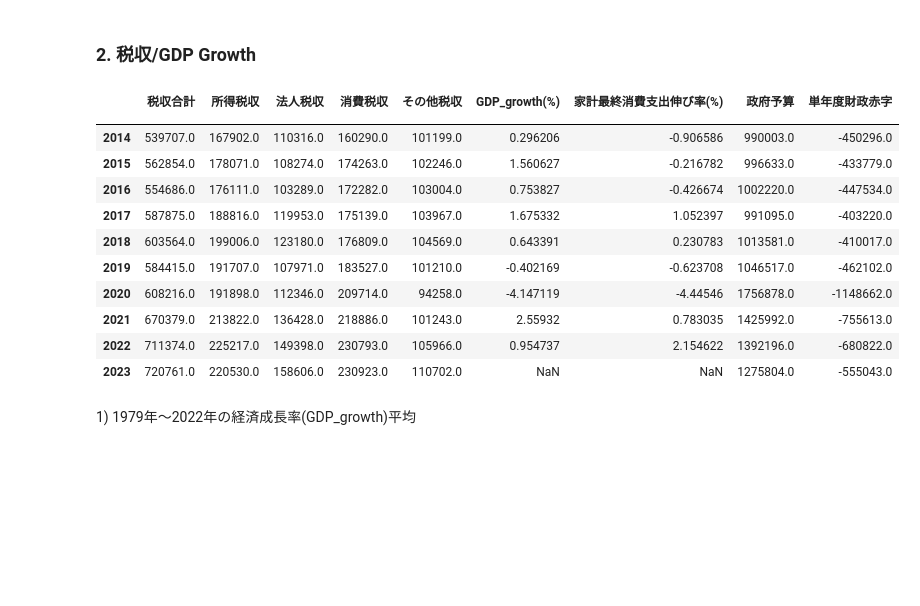
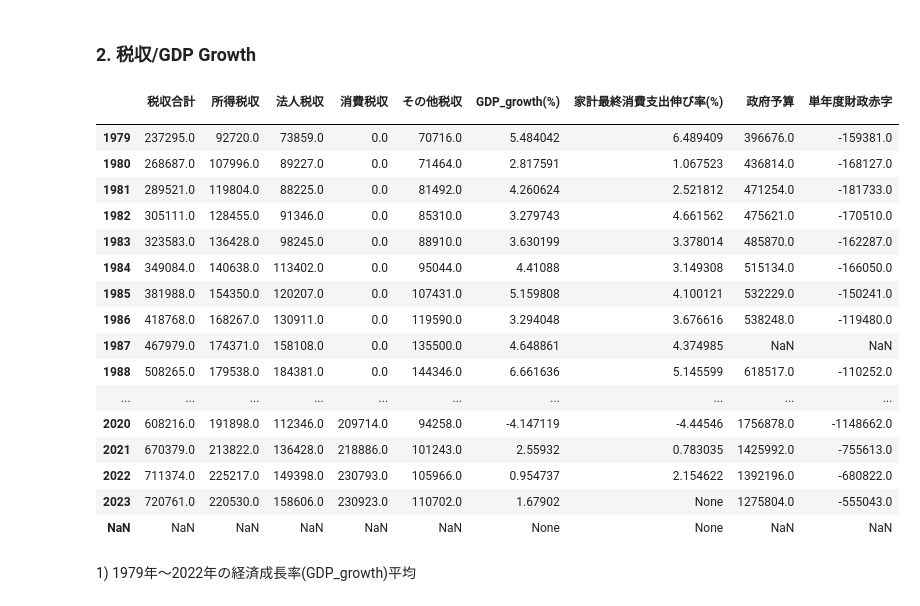
Before and after one commit to Pipikopimame/orbe_public2, a Jupyter notebook: 政府一般会計歳出.ipynb, the cells around one changed output. Saved outputs shown, nothing was run; the diff lists cells and outputs as text; code cells hidden in the pictures; blank space fills up the shorter version.

```diff
--- a/政府一般会計歳出.ipynb
+++ b/政府一般会計歳出.ipynb
@@ -70,21 +70,3 @@ See the caveats in the documentation: https://pandas.pydata.org/pandas-docs/stab
   budget.drop(columns=['大費目','費目'],inplace=True)
 # %% [markdown]
 <p>2) GDP Per Capita Growth(%)</p>
-# %%
-year = []
-for i in range(1979,2023):
-    year.append(i)
-df11 = df10.transpose()
-df11.loc['indicator_name',0]
-df11.drop(index=['country_name','indicator_name'],inplace=True)
-df12 = pd.DataFrame({'year':year,'GDP_per_capita_growth(%)':df11[0]})
-df12.reset_index(drop=True,inplace=True)
-df12['GDP_per_capita_growth(%)'].astype('float')
-new_value = []
-for item in df12['GDP_per_capita_growth(%)'].values:
-        new_value.append(round(item,2))
-df12['GDP_per_capita_growth(%)'] = new_value
-df12.set_index('year',inplace=True)
-fig,ax = plt.subplots(1,1,figsize=(15,6))
-df12.plot(ax=ax,kind='line',color='green')
-plt.show()
@@ -122,11 +102,11 @@ plt.show()
 <h3>2. 税収/GDP Growth</h3>
 # %%
 
-query_gdp = '''SELECT * FROM wdi WHERE indicator_code = 'NY.GDP.MKTP.KD.ZG' and country_code = 'JPN';'''
+query_gdp = '''SELECT * FROM wdi2 WHERE "Indicator Code" = 'NY.GDP.MKTP.KD.ZG' and "Country Code" = 'JPN';'''
 gdp = pd.read_sql(query_gdp,engine2)
 
 year = []
-for i in range(1960,2023):
+for i in range(1960,2025):
     year.append(i)
 year.insert(0,'country_name')
 year.insert(0,'country_code')
@@ -139,7 +119,7 @@ gdp2.rename(columns={0:'GDP_growth(%)'},inplace=True)
 gdp3 = gdp2.loc[1979:,['GDP_growth(%)']]
 
 ##家計最終消費支出
-query_comp = '''SELECT * FROM wdi WHERE indicator_code = 'NE.CON.PRVT.KD.ZG' and country_code = 'JPN';'''
+query_comp = '''SELECT * FROM wdi2 WHERE "Indicator Code" = 'NE.CON.PRVT.KD.ZG' and "Country Code" = 'JPN';'''
 cp = pd.read_sql(query_comp,engine2)
 year2 = []
 for i in range(1960,2023):
@@ -148,44 +128,50 @@ year2.insert(0,'country_name')
 year2.insert(0,'country_code')
 year2.insert(0,'indicator_name')
 year2.insert(0,'indicator_code')
 
 cp.columns = year
 cp2 = cp.transpose()
 cp2.rename(columns={0:'家計最終消費支出伸び率(%)'},inplace=True)
 cp3 = cp2.loc[1979:,['家計最終消費支出伸び率(%)']]
 cp3.reset_index(drop=True,inplace=True)
 
 ##税収
 query_tax = '''SELECT *, 一般会計税収-所得税収-法人税収-消費税収 AS その他税収 FROM revenue;'''
 tax_rev = pd.read_sql(query_tax,engine)
 #tax_rev.set_index('年度',inplace=True)
 ##税収,GDP成長率
 gdp3.reset_index(drop=True,inplace=True)
 comp = pd.concat([tax_rev,gdp3,cp3],axis=1)
 comp.set_index('年度',inplace=True)
 comp.iloc[-10:]
 comp.index.name = ''
 comp.columns
 comp['家計最終消費支出伸び率(%)']['1993':'2023'].mean()
 comp['GDP_growth(%)']['1993':'2023'].mean()
 #comp['政府予算'] = budget
 comp['政府予算'] = round(budget['合計']/100000)
 comp['単年度財政赤字']=comp['一般会計税収']-comp['政府予算']
 comp.rename(columns={'一般会計税収':'税収合計'},inplace=True)
-comp[-10:]
+comp
 # %% [output]
 |  | 税収合計 | 所得税収 | 法人税収 | 消費税収 | その他税収 | GDP_growth(%) | 家計最終消費支出伸び率(%) | 政府予算 | 単年度財政赤字 |
 |  |  |  |  |  |  |  |  |  |  |
-| 2014 | 539707.0 | 167902.0 | 110316.0 | 160290.0 | 101199.0 | 0.296206 | -0.906586 | 990003.0 | -450296.0 |
-| 2015 | 562854.0 | 178071.0 | 108274.0 | 174263.0 | 102246.0 | 1.560627 | -0.216782 | 996633.0 | -433779.0 |
-| 2016 | 554686.0 | 176111.0 | 103289.0 | 172282.0 | 103004.0 | 0.753827 | -0.426674 | 1002220.0 | -447534.0 |
-| 2017 | 587875.0 | 188816.0 | 119953.0 | 175139.0 | 103967.0 | 1.675332 | 1.052397 | 991095.0 | -403220.0 |
-| 2018 | 603564.0 | 199006.0 | 123180.0 | 176809.0 | 104569.0 | 0.643391 | 0.230783 | 1013581.0 | -410017.0 |
-| 2019 | 584415.0 | 191707.0 | 107971.0 | 183527.0 | 101210.0 | -0.402169 | -0.623708 | 1046517.0 | -462102.0 |
+| 1979 | 237295.0 | 92720.0 | 73859.0 | 0.0 | 70716.0 | 5.484042 | 6.489409 | 396676.0 | -159381.0 |
+| 1980 | 268687.0 | 107996.0 | 89227.0 | 0.0 | 71464.0 | 2.817591 | 1.067523 | 436814.0 | -168127.0 |
+| 1981 | 289521.0 | 119804.0 | 88225.0 | 0.0 | 81492.0 | 4.260624 | 2.521812 | 471254.0 | -181733.0 |
+| 1982 | 305111.0 | 128455.0 | 91346.0 | 0.0 | 85310.0 | 3.279743 | 4.661562 | 475621.0 | -170510.0 |
+| 1983 | 323583.0 | 136428.0 | 98245.0 | 0.0 | 88910.0 | 3.630199 | 3.378014 | 485870.0 | -162287.0 |
+| 1984 | 349084.0 | 140638.0 | 113402.0 | 0.0 | 95044.0 | 4.41088 | 3.149308 | 515134.0 | -166050.0 |
+| 1985 | 381988.0 | 154350.0 | 120207.0 | 0.0 | 107431.0 | 5.159808 | 4.100121 | 532229.0 | -150241.0 |
+| 1986 | 418768.0 | 168267.0 | 130911.0 | 0.0 | 119590.0 | 3.294048 | 3.676616 | 538248.0 | -119480.0 |
+| 1987 | 467979.0 | 174371.0 | 158108.0 | 0.0 | 135500.0 | 4.648861 | 4.374985 | NaN | NaN |
+| 1988 | 508265.0 | 179538.0 | 184381.0 | 0.0 | 144346.0 | 6.661636 | 5.145599 | 618517.0 | -110252.0 |
+| ... | ... | ... | ... | ... | ... | ... | ... | ... | ... |
 | 2020 | 608216.0 | 191898.0 | 112346.0 | 209714.0 | 94258.0 | -4.147119 | -4.44546 | 1756878.0 | -1148662.0 |
 | 2021 | 670379.0 | 213822.0 | 136428.0 | 218886.0 | 101243.0 | 2.55932 | 0.783035 | 1425992.0 | -755613.0 |
 | 2022 | 711374.0 | 225217.0 | 149398.0 | 230793.0 | 105966.0 | 0.954737 | 2.154622 | 1392196.0 | -680822.0 |
-| 2023 | 720761.0 | 220530.0 | 158606.0 | 230923.0 | 110702.0 | NaN | NaN | 1275804.0 | -555043.0 |
+| 2023 | 720761.0 | 220530.0 | 158606.0 | 230923.0 | 110702.0 | 1.67902 | None | 1275804.0 | -555043.0 |
+| NaN | NaN | NaN | NaN | NaN | NaN | None | None | NaN | NaN |
 # %% [markdown]
 <p>1) 1979年～2022年の経済成長率(GDP_growth)平均</p>
 # %%
```
Also changed, not shown: parts of 10 cells of this notebook.
